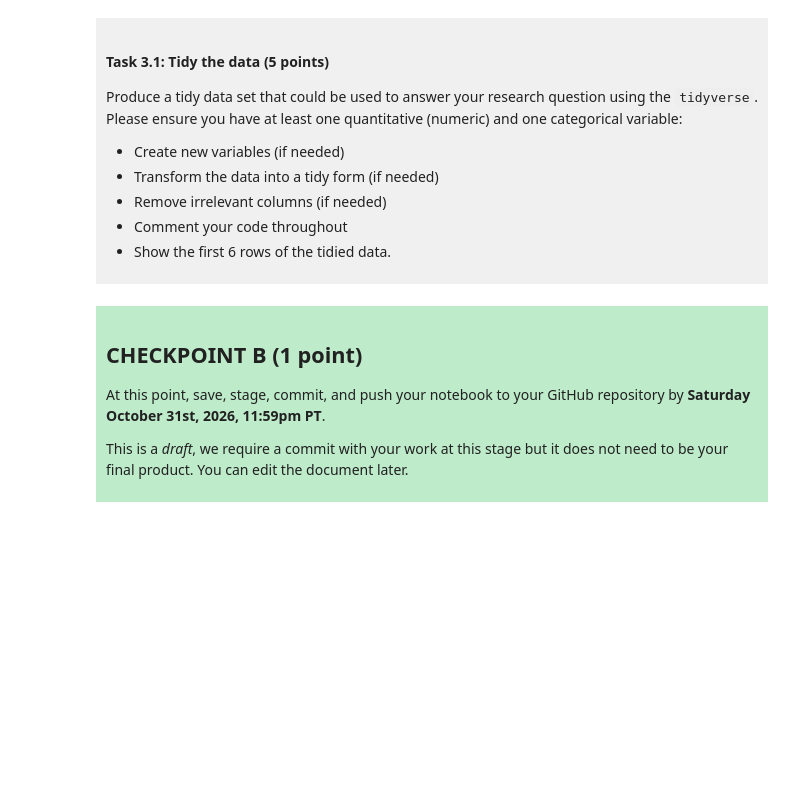
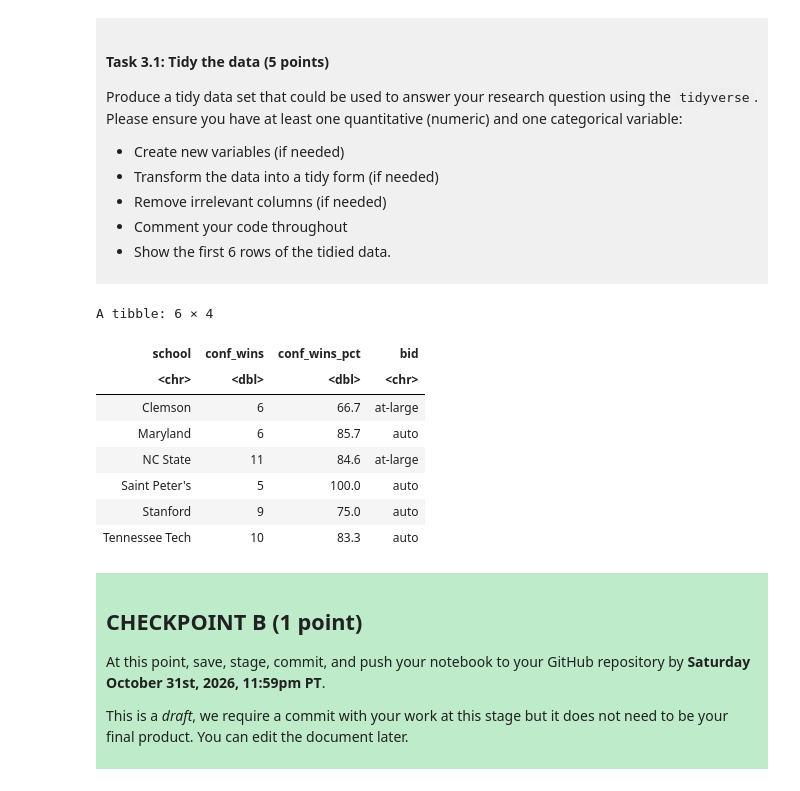
Before and after one commit to Nuna0314/dsci-100-project-nuna-li, a Jupyter notebook: dsci-100-project-notebook.ipynb, the cells around one changed output. Saved outputs shown, nothing was run; the diff lists cells and outputs as text; code cells hidden in the pictures; blank space fills up the shorter version.

Commit message:
Checkpoint B: created a predictive research question base on the dataset and make it tidy.

```diff
--- a/dsci-100-project-notebook.ipynb
+++ b/dsci-100-project-notebook.ipynb
@@ -189,7 +210,23 @@ Produce a tidy data set that could be used to answer your research question usin
 
 </div>
 # %%
-### EDIT THIS CODE CELL ###
+tidy_data <- data %>%
+# Remove the rows with missing variables
+filter(!is.na(conf_wins),!is.na(conf_wins_pct),!is.na(bid))%>%
+# Remove irrelevant columns, keep the columns we need
+select(school,conf_wins,conf_wins_pct,bid)
+# Show the first 6 rows of the tidied data
+head(tidy_data)
+# %% [output]
+A tibble: 6 × 4
+| school | conf_wins | conf_wins_pct | bid |
+| <chr> | <dbl> | <dbl> | <chr> |
+| Clemson | 6 | 66.7 | at-large |
+| Maryland | 6 | 85.7 | auto |
+| NC State | 11 | 84.6 | at-large |
+| Saint Peter's | 5 | 100.0 | auto |
+| Stanford | 9 | 75.0 | auto |
+| Tennessee Tech | 10 | 83.3 | auto |
 # %% [markdown]
 <div style="background-color: #beebca; padding: 10px;">
 
```
Also changed, not shown: parts of 4 cells of this notebook.
